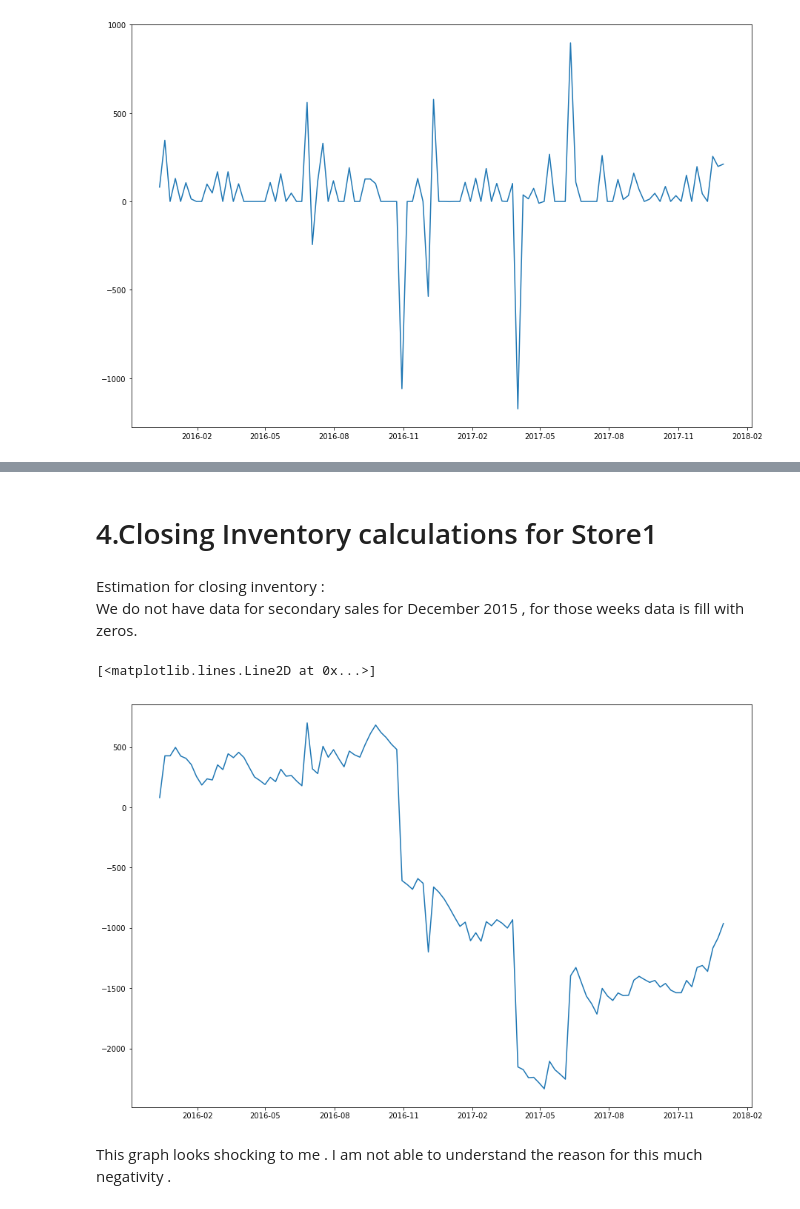
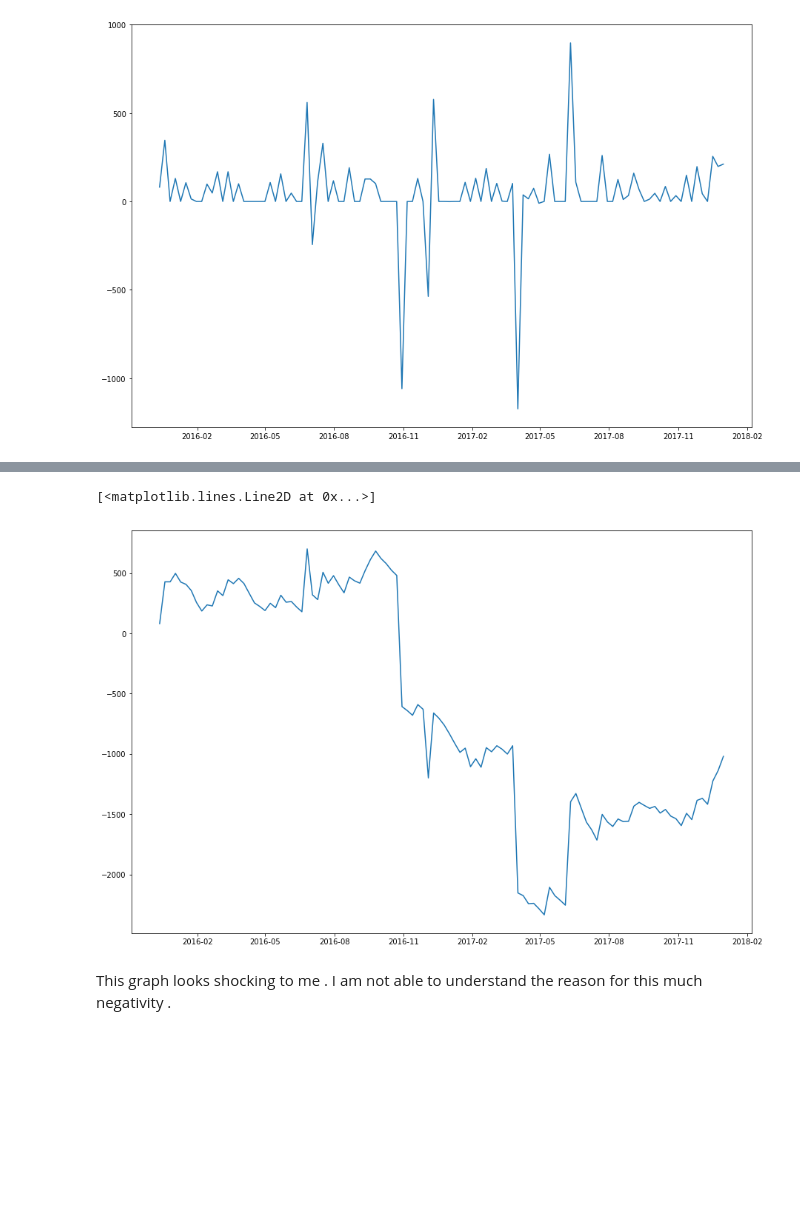
Before and after one commit to shashi29/LTFS-Data-science-FinHack, a Jupyter notebook: Store1-Sales_prediction.py.ipynb, the cells around one changed output, grey strips where cells are left out. Cells and saved outputs as stored; diff of their text form; code cells hidden in the pictures; blank space fills up the shorter version.

```diff
--- a/Store1-Sales_prediction.py.ipynb
+++ b/Store1-Sales_prediction.py.ipynb
@@ -231,0 +279,2 @@ Date
+# %%
+Store1_PSW = closing_inventory_weekly(primary_sales,Store1_secondary_sales_week_nooutlier,'Store1')
@@ -292,5 +302,0 @@ dtype: object
-# %% [markdown]
-# 4.Closing Inventory calculations for Store1
-# %% [markdown]
-Estimation for closing inventory :
-We do not have data for secondary sales for December 2015 , for those weeks data is fill with zeros.
@@ -320,8 +303,8 @@ Store1_primary_secondary['closing-inventory'] = closing_inventory(Store1_primary
 # %%
 plt.figure(figsize=(15,10))
-plt.plot('Date','closing-inventory',data=Store1_primary_secondary)
+plt.plot('Date','closing-inventory',data=Store1_PSW)
 # %% [output]
 [<matplotlib.lines.Line2D at 0x...>]
-[figure, old version]
+[figure, new version]
 # %% [markdown]
 This graph looks shocking to me . I am not able to understand the reason for this much negativity .
```
Also changed, not shown: parts of 69 cells of this notebook, 8 other files.
